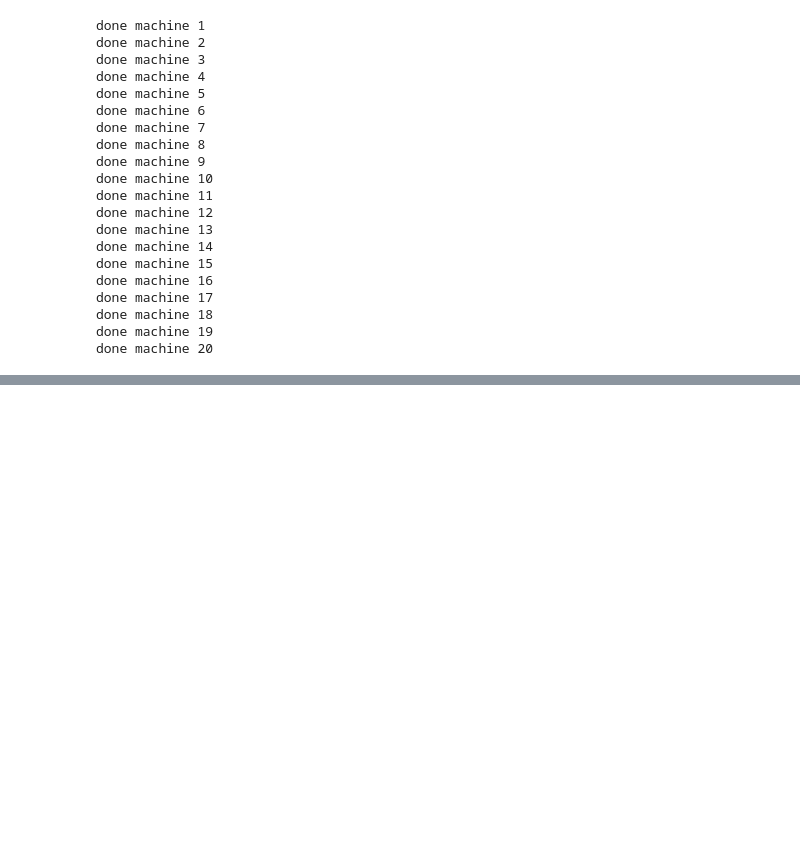
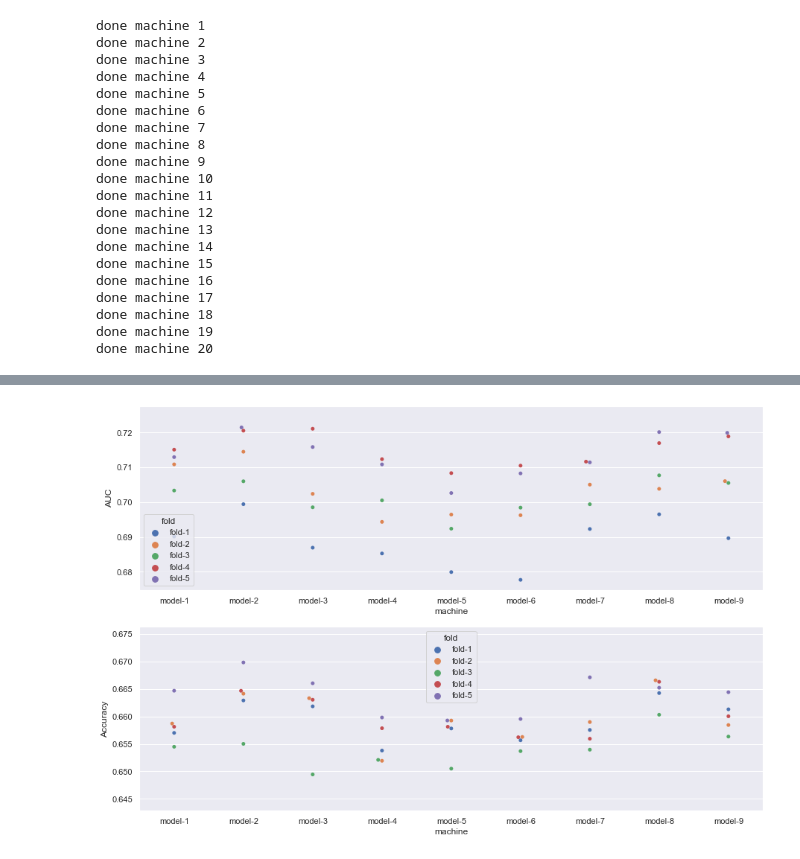
Before and after one commit to miguelmayhem92/Kaggle-Santander-Prediction-Customer-Transaction, a Jupyter notebook: CST_RF_Tunning.ipynb, the cells around one changed output, grey strips where cells are left out. Drawn from its saved outputs; the diff is of its cells as text; code cells hidden in the pictures; blank space fills up the shorter version.

```diff
--- a/CST_RF_Tunning.ipynb
+++ b/CST_RF_Tunning.ipynb
@@ -444,0 +447,27 @@ parameters_df[parameters_df.Machine == 'machine-3']
+# %%
+my_rf_models = list()
+number_of_machines = 9
+machines_labels = [f'machine-{x}' for x in range(1,number_of_machines +1) ]
+
+parameters = { 'Machine':machines_labels,
+    'n_estimators' : [ 250, 220, 270, 240, 260, 250, 235, 255, 260],
+    'max_depth' : [ 35, 30, 30, 40, 44, 35, 35, 32, 30],
+    'min_samples_split' : [ 30, 25, 35, 30, 30, 25, 34, 31, 28 ],
+    'min_samples_leaf': [ 10, 8, 5, 13, 15, 14, 9, 5, 9 ],
+ 'rate_aug': [ 1.0, 1.0, 1.0, 1.0, 1.0, 1.0, 1.0, 1.0, 1.0 ],
+ 'sample_aug': [ 0.7, 0.7, 0.7, 0.7, 0.7, 0.7, 0.7, 0.7, 0.7] }
+
+for i in range(number_of_machines):
+    n_estimators_param = parameters['n_estimators'][i]
+    max_depth_param = parameters['max_depth'][i]
+    min_samples_split_param = parameters['min_samples_split'][i]
+    min_samples_leaf_param = parameters['min_samples_leaf'][i]
+
+    my_rf = RandomForestClassifier(n_estimators = n_estimators_param , max_depth = max_depth_param,
+                                   min_samples_split = min_samples_split_param, min_samples_leaf = min_samples_leaf_param)
+    my_rf_models.append(my_rf)
+
+parameters_df = pd.DataFrame(parameters)
+# %%
+result_tunning = model_fitting_kfold(models = my_rf_models , indexes_kfolds = kfolds_touse, features = features_to_use, train_data = train_section_2_aug,
+                           rate_aug = parameters['rate_aug'], sample_aug = parameters['sample_aug'])
@@ -444,0 +484,6 @@ parameters_df[parameters_df.Machine == 'machine-3']
+# %%
+toplot_result = jsontotable(result_tunning[0], typex = 'Validation')
+# %%
+plot_results(toplot_result)
+# %% [output]
+[figure, added]
```
Also changed, not shown: parts of 100 cells of this notebook.
